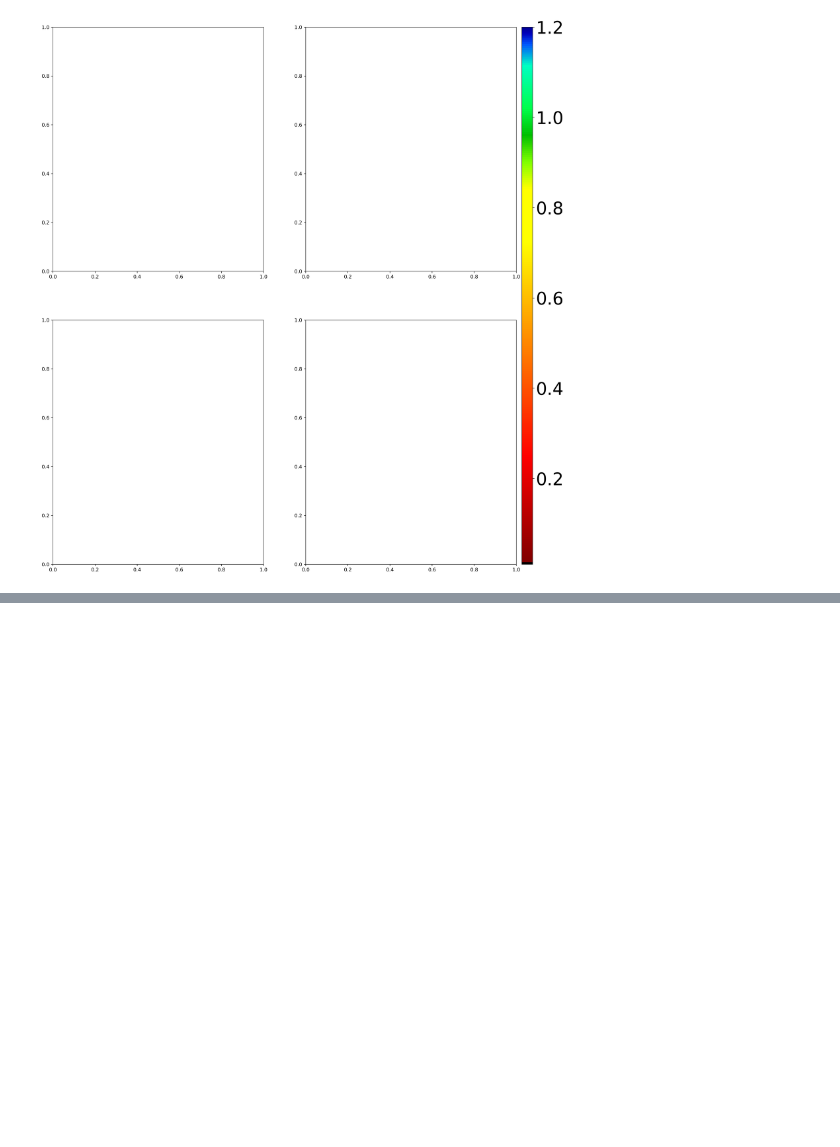
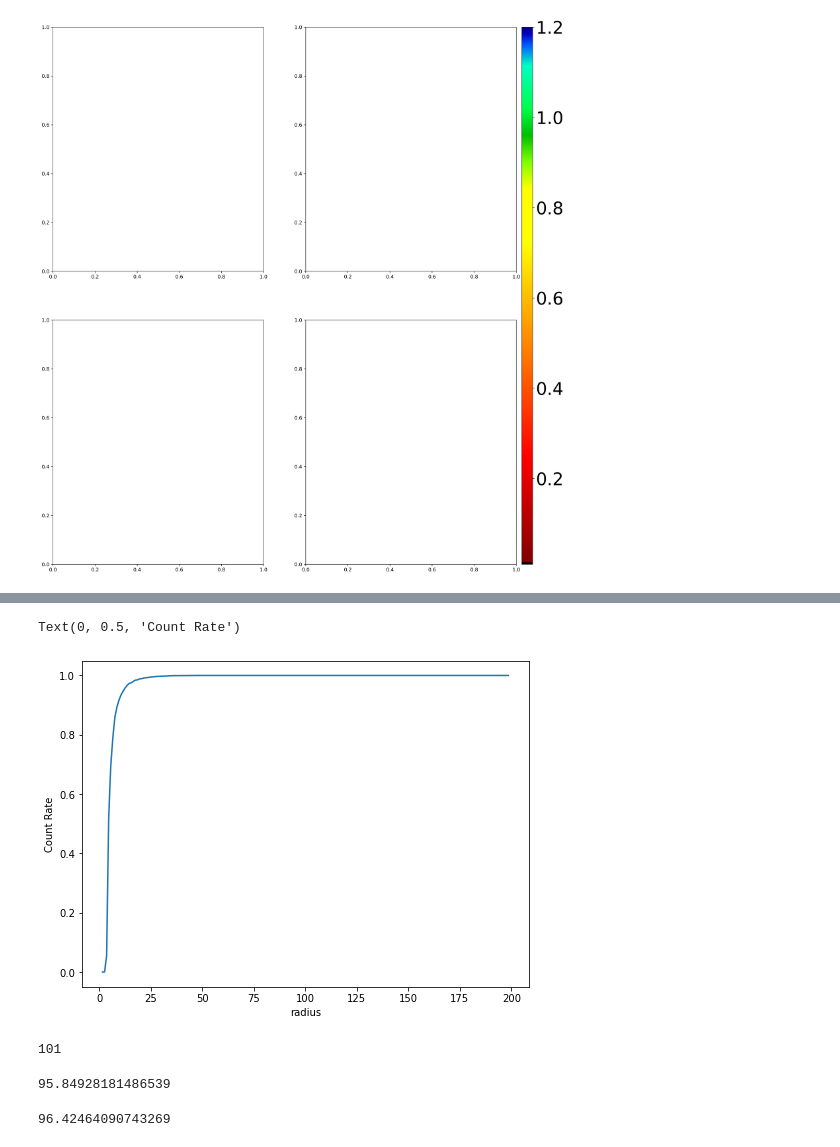
Before and after one commit to wilkinsdr/raytrace_cpu, a Jupyter notebook: python/line_from_image.ipynb, the cells around one changed output, grey strips where cells are left out. Cells and saved outputs as stored; diff of their text form; code cells hidden in the pictures; blank space fills up the shorter version.

```diff
--- a/python/line_from_image.ipynb
+++ b/python/line_from_image.ipynb
@@ -197,0 +206,9 @@ Text(0, 0.5, 'Count Rate')
+# %%
+# plot the line
+plt.figure(figsize=(8,6))
+plt.plot(radii, cumulative_line)
+plt.xlabel('radius')
+plt.ylabel('Count Rate')
+# %% [output]
+Text(0, 0.5, 'Count Rate')
+[figure, added]
@@ -197,0 +224,12 @@ Text(0, 0.5, 'Count Rate')
+# %%
+find_point(cumulative_line)
+# %% [output]
+101
+# %%
+np.trapz(cumulative_line[:101])
+# %% [output]
+95.84928181486539
+# %%
+0.5*np.trapz(cumulative_line)
+# %% [output]
+96.42464090743269
```
Also changed, not shown: parts of 6 cells of this notebook, 4 other files.
